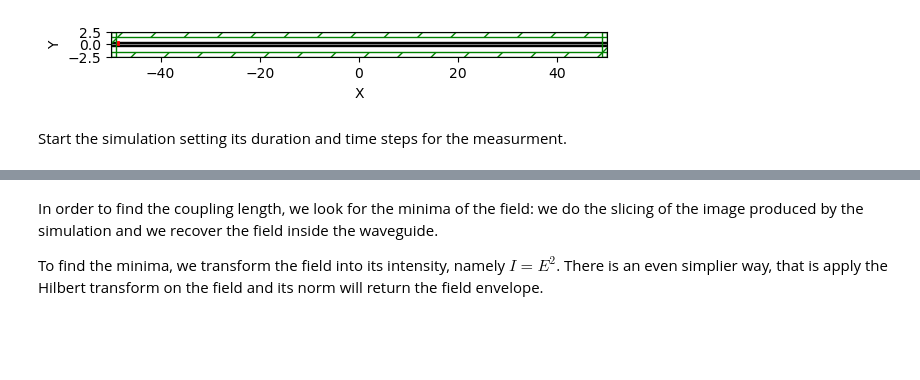
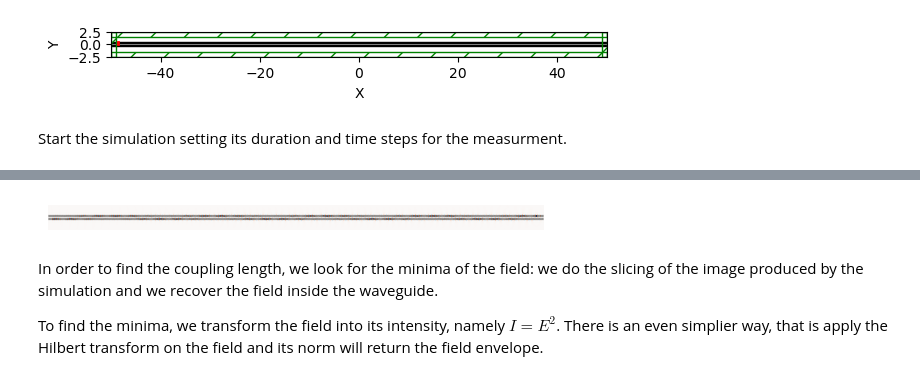
Before and after one commit to elife00/LabPh-Sim, a Jupyter notebook: Coupler/Coupler.ipynb, the cells around one changed output, grey strips where cells are left out. Drawn from its saved outputs; the diff is of its cells as text; code cells hidden in the pictures; blank space fills up the shorter version.

```diff
--- a/Coupler/Coupler.ipynb
+++ b/Coupler/Coupler.ipynb
@@ -124,4 +126,17 @@ time for set_epsilon = 0.0998549 s
 run 0 finished at t = 500.0 (10000 timesteps)
+# %%
+eps_data = sim.get_array(center=mp.Vector3(), size=cell, component=mp.Dielectric)
+ez_data = sim.get_array(center=mp.Vector3(), size=cell, component=mp.Ez)
+
+plt.figure()
+
+plt.imshow(np.flipud(np.fliplr(eps_data.transpose())), interpolation='spline36', cmap='binary')
+plt.imshow(np.flipud(np.fliplr(ez_data.transpose())), interpolation='spline36', cmap='RdBu', alpha=0.6)
+
+plt.axis('off')
+plt.show()
+# %% [output]
+[figure, added]
 # %% [markdown]
 In order to find the coupling length, we look for the minima of the field: we do the slicing of the image produced by the simulation and we recover the field inside the waveguide.
 
```
Also changed, not shown: parts of 4 cells of this notebook.
